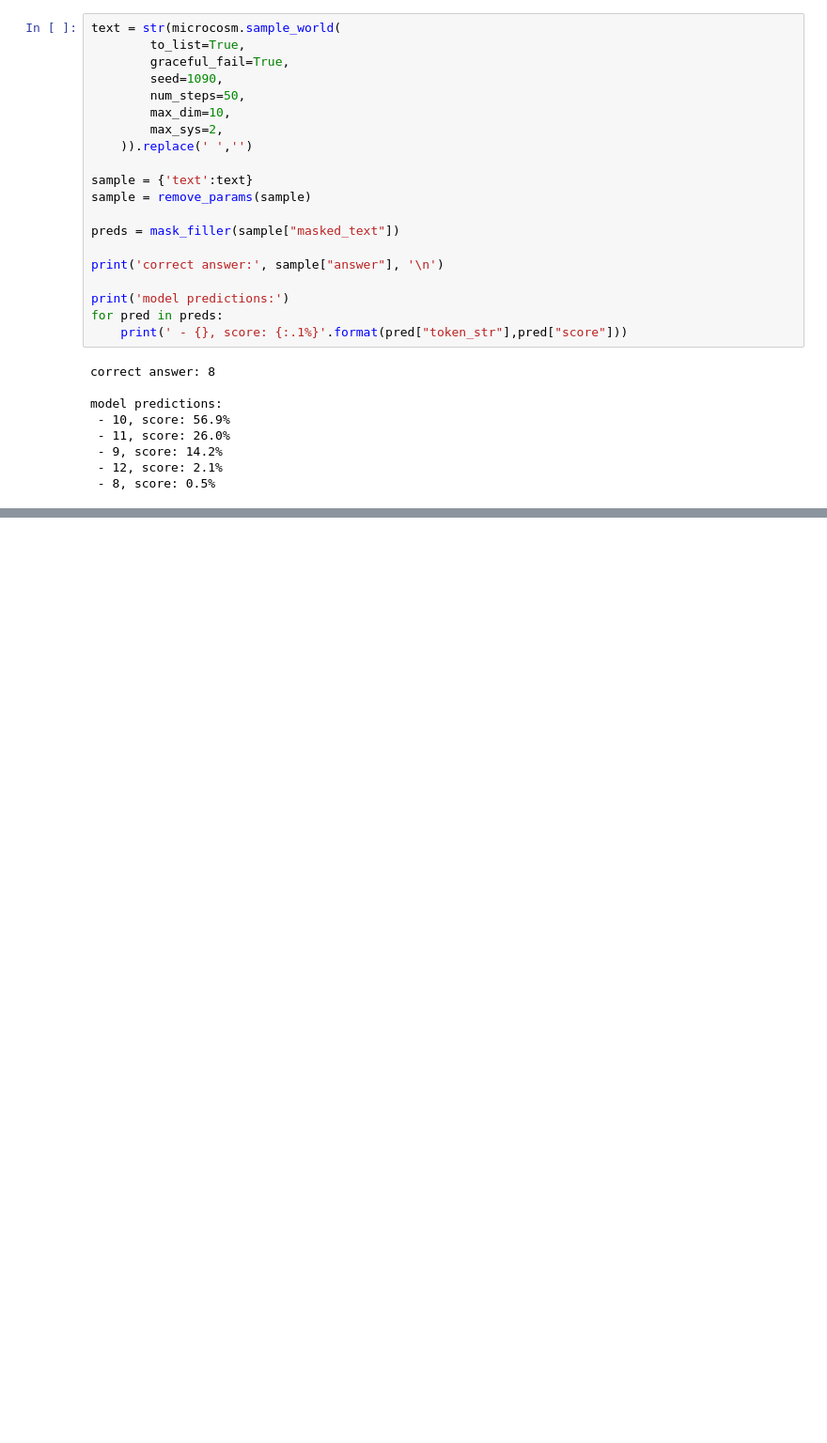
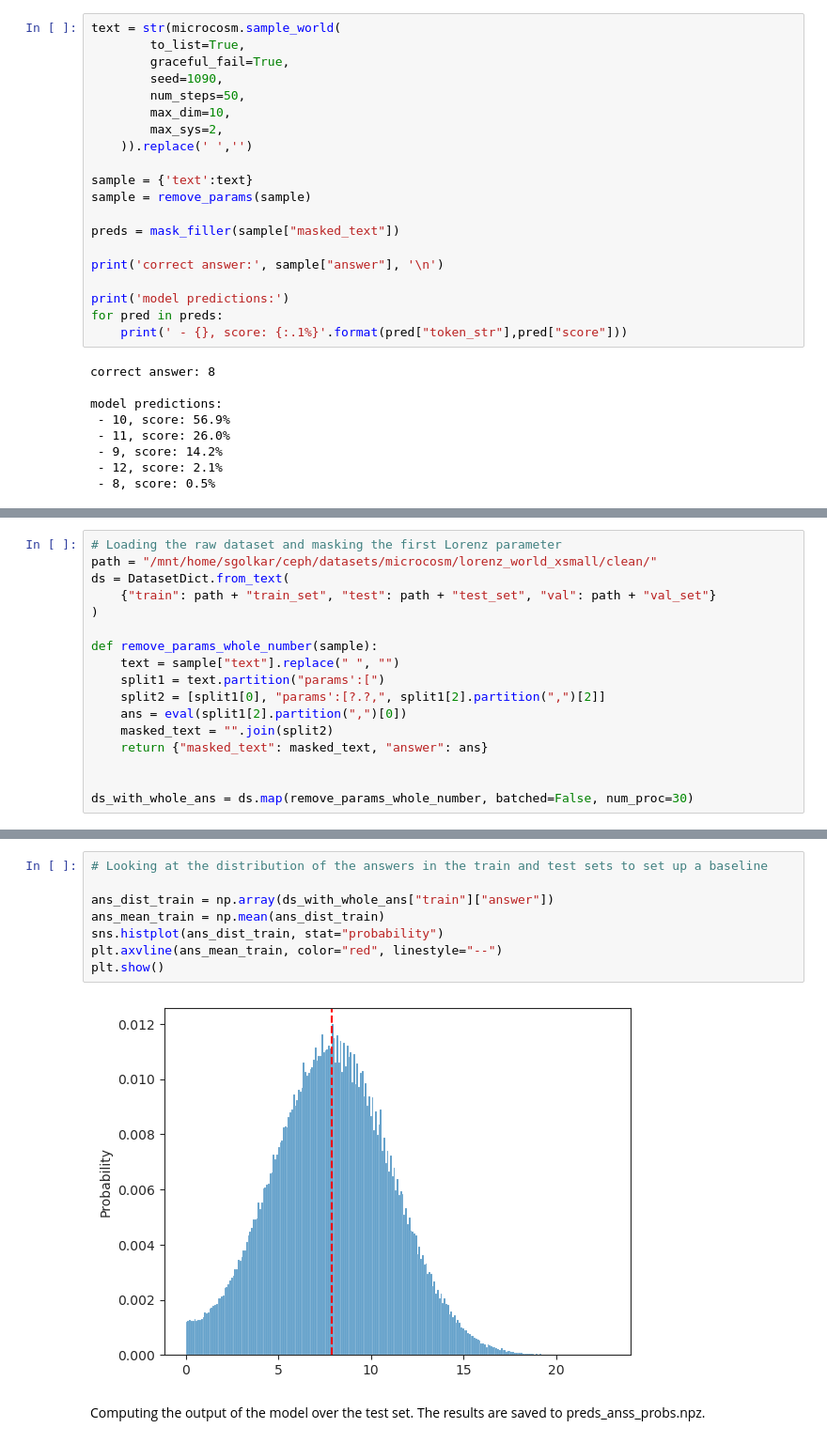
Before and after one commit to golkar/microcosm, a Jupyter notebook: xslorenz_results/mroberta_baseline/xslorenz_mroberta_results_chkpt500000.ipynb, the cells around one changed output, grey strips where cells are left out. Shown: that part at 94% size. Saved outputs shown, nothing was run; the diff lists cells and outputs as text; blank space fills up the shorter version.

```diff
--- a/xslorenz_mroberta_results_chkpt500000.ipynb
+++ b/xslorenz_results/mroberta_baseline/xslorenz_mroberta_results_chkpt500000.ipynb
@@ -505,0 +504,17 @@ model predictions:
+# %%
+# Loading the raw dataset and masking the first Lorenz parameter
+path = "/mnt/home/sgolkar/ceph/datasets/microcosm/lorenz_world_xsmall/clean/"
+ds = DatasetDict.from_text(
+    {"train": path + "train_set", "test": path + "test_set", "val": path + "val_set"}
+)
+
+def remove_params_whole_number(sample):
+    text = sample["text"].replace(" ", "")
+    split1 = text.partition("params':[")
+    split2 = [split1[0], "params':[?.?,", split1[2].partition(",")[2]]
+    ans = eval(split1[2].partition(",")[0])
+    masked_text = "".join(split2)
+    return {"masked_text": masked_text, "answer": ans}
+
+
+ds_with_whole_ans = ds.map(remove_params_whole_number, batched=False, num_proc=30)
@@ -505,0 +570,12 @@ model predictions:
+# %%
+# Looking at the distribution of the answers in the train and test sets to set up a baseline
+
+ans_dist_train = np.array(ds_with_whole_ans["train"]["answer"])
+ans_mean_train = np.mean(ans_dist_train)
+sns.histplot(ans_dist_train, stat="probability")
+plt.axvline(ans_mean_train, color="red", linestyle="--")
+plt.show()
+# %% [output]
+[figure, added]
+# %% [markdown]
+Computing the output of the model over the test set. The results are saved to preds_anss_probs.npz.
```
Also changed, not shown: parts of 13 cells of this notebook, 38 other files.
